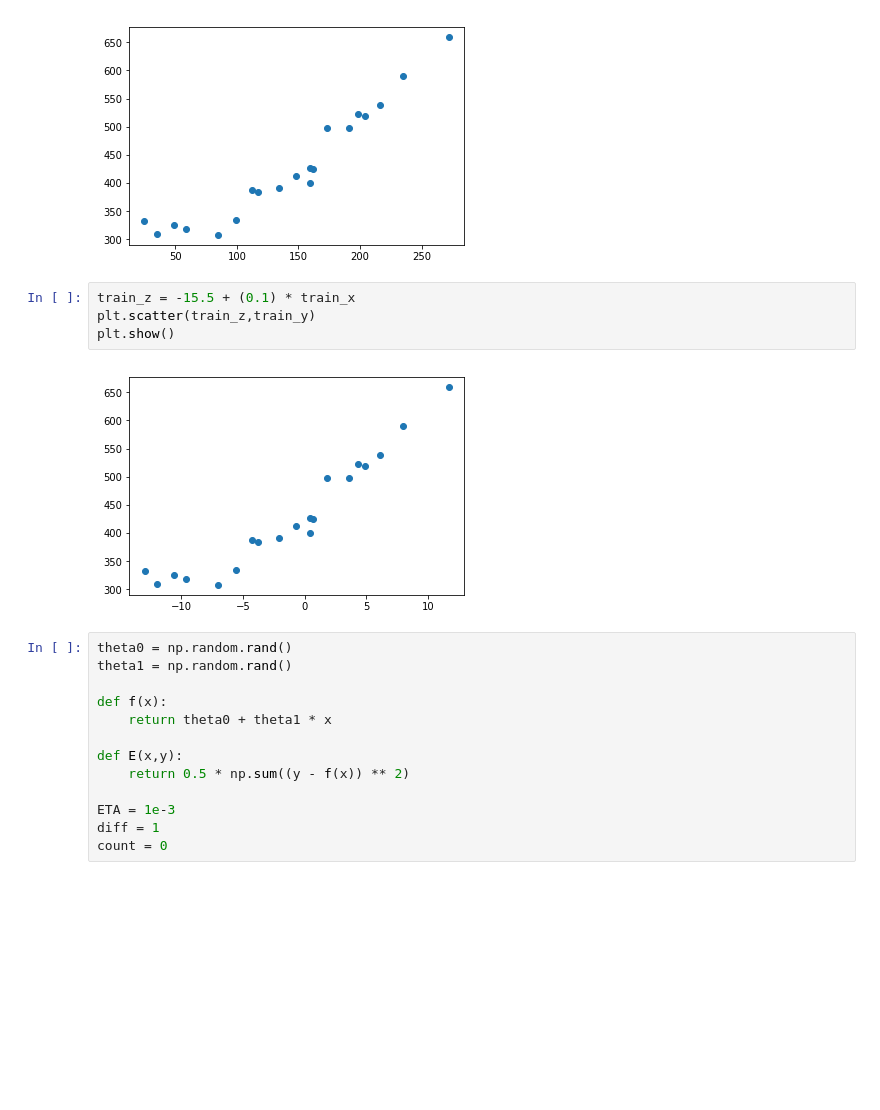
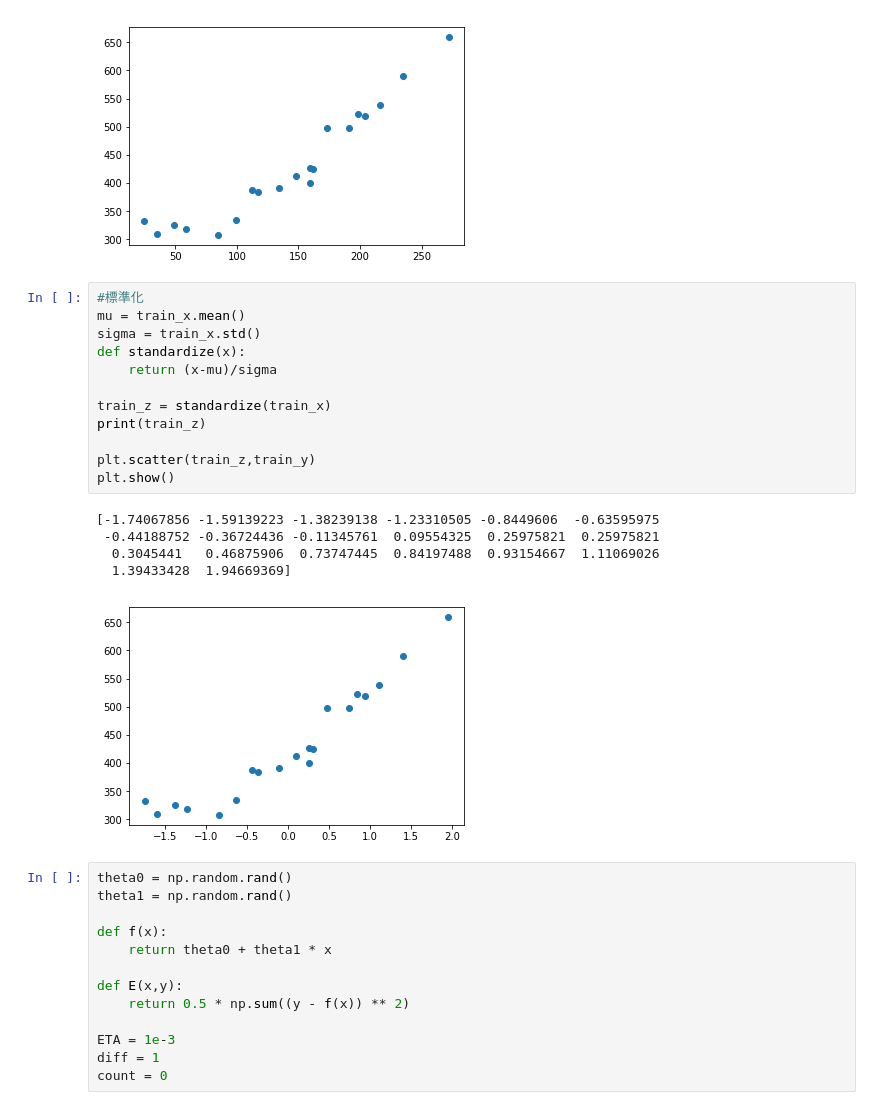
Before and after one commit to jennychiou/Class_AI, a Jupyter notebook: HW/7107029022_920_AIhomewok.ipynb, the cells around one changed output. Saved outputs shown, nothing was run; the diff lists cells and outputs as text; blank space fills up the shorter version.

```diff
--- a/HW/7107029022_920_AIhomewok.ipynb
+++ b/HW/7107029022_920_AIhomewok.ipynb
@@ -31,12 +31,24 @@ plt.show()
 18  235  591
 19  272  659
 [figure]
-# %%
-train_z = -15.5 + (0.1) * train_x
-plt.scatter(train_z,train_y)
-plt.show()
-# %% [output]
-[figure, removed]
+# %%
+#標準化
+mu = train_x.mean()
+sigma = train_x.std()
+def standardize(x):
+    return (x-mu)/sigma
+
+train_z = standardize(train_x)
+print(train_z)
+
+plt.scatter(train_z,train_y)
+plt.show()
+# %% [output]
+[-1.74067856 -1.59139223 -1.38239138 -1.23310505 -0.8449606  -0.63595975
+ -0.44188752 -0.36724436 -0.11345761  0.09554325  0.25975821  0.25975821
+  0.3045441   0.46875906  0.73747445  0.84197488  0.93154667  1.11069026
+  1.39433428  1.94669369]
+[figure, added]
 # %%
 theta0 = np.random.rand()
 theta1 = np.random.rand()
```
Also changed, not shown: parts of 3 cells of this notebook, 1 other file.
